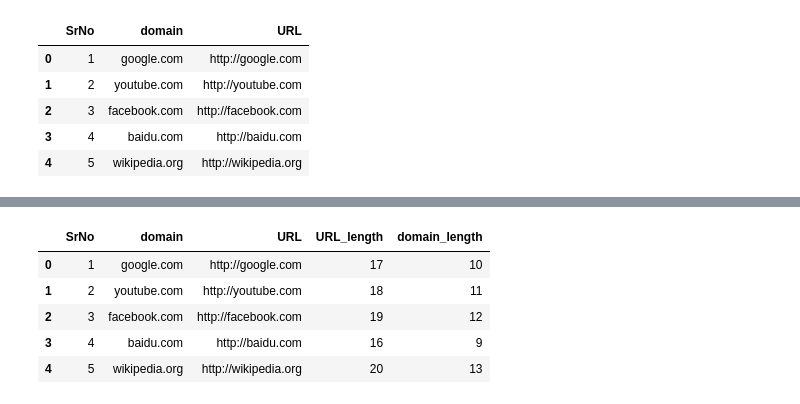
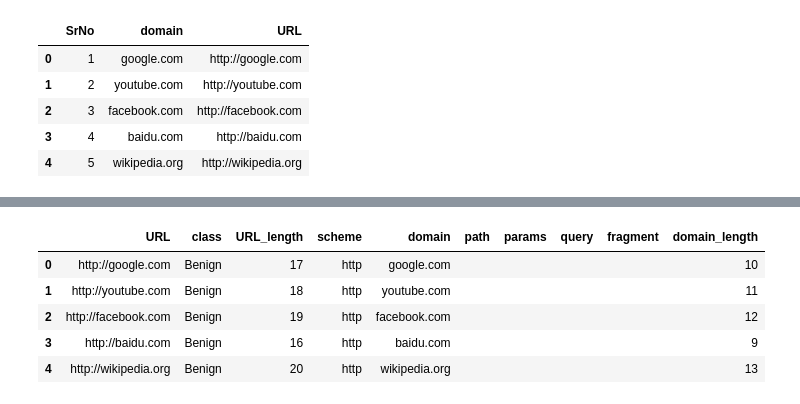
Before and after one commit to dharm18/malicious-webpage-classification, a Jupyter notebook: code/URL properties - feature extraction.ipynb, the cells around one changed output, grey strips where cells are left out. Saved outputs shown, nothing was run; the diff lists cells and outputs as text; code cells hidden in the pictures.

```diff
--- a/code/URL properties - feature extraction.ipynb
+++ b/code/URL properties - feature extraction.ipynb
@@ -39,0 +100,4 @@ benign_url_data.head()
+# %%
+url_data["class"] = url_data["class"].astype('category')
+url_data["URL"] = url_data["URL"].astype(str)
+url_data.info()
@@ -39,0 +112,3 @@ benign_url_data.head()
+# %%
+url_data['URL_length'] = url_data['URL'].str.len()
+url_data.head()
@@ -39,0 +122,16 @@ benign_url_data.head()
+# %%
+# https://docs.python.org/3/library/urllib.parse.html
+
+from urllib.parse import urlparse
+def getURLattributes(url_str) :
+    parsed_uri = urlparse(url_str)
+    #result = '{uri.scheme}://{uri.netloc}/'.format(uri=parsed_uri)
+    #print(result)
+    #return [parsed_uri.scheme, parsed_uri.netloc, parsed_uri.path,  parsed_uri.params, parsed_uri.query, parsed_uri.fragment]
+    return  pd.Series({'scheme':parsed_uri.scheme, 'domain':parsed_uri.netloc, 'path':parsed_uri.path, 'params':parsed_uri.params, 'query': parsed_uri.query, 'fragment':parsed_uri.fragment})
+# %%
+#print(getURLattributes("https://docs.python.org/3/library/urllib.parse.html"))
+
+#benign_url_data['URL'].map(getURLattributes).head()
+
+url_data = url_data.merge(url_data['URL'].apply(getURLattributes), left_index=True, right_index=True)
@@ -40,10 +140,10 @@ benign_url_data.head()
 # %%
-benign_url_data['domain_length'] = benign_url_data['domain'].str.len()
-benign_url_data.head()
+url_data['domain_length'] = url_data['domain'].str.len()
+url_data.head()
 # %% [output]
-|  | SrNo | domain | URL | URL_length | domain_length |
-| 0 | 1 | google.com | http://google.com | 17 | 10 |
-| 1 | 2 | youtube.com | http://youtube.com | 18 | 11 |
-| 2 | 3 | facebook.com | http://facebook.com | 19 | 12 |
-| 3 | 4 | baidu.com | http://baidu.com | 16 | 9 |
-| 4 | 5 | wikipedia.org | http://wikipedia.org | 20 | 13 |
+|  | URL | class | URL_length | scheme | domain | path | params | query | fragment | domain_length |
+| 0 | http://google.com | Benign | 17 | http | google.com |  |  |  |  | 10 |
+| 1 | http://youtube.com | Benign | 18 | http | youtube.com |  |  |  |  | 11 |
+| 2 | http://facebook.com | Benign | 19 | http | facebook.com |  |  |  |  | 12 |
+| 3 | http://baidu.com | Benign | 16 | http | baidu.com |  |  |  |  | 9 |
+| 4 | http://wikipedia.org | Benign | 20 | http | wikipedia.org |  |  |  |  | 13 |
```
Also changed, not shown: parts of 32 cells of this notebook, 2 other files.
